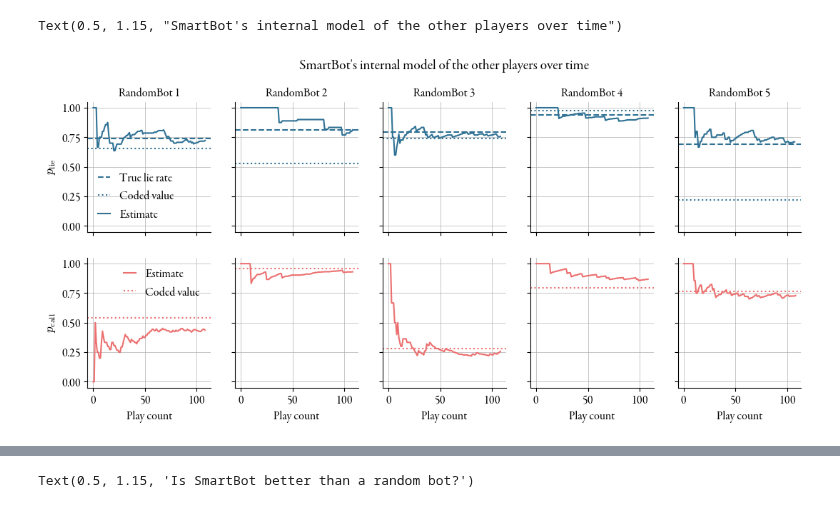
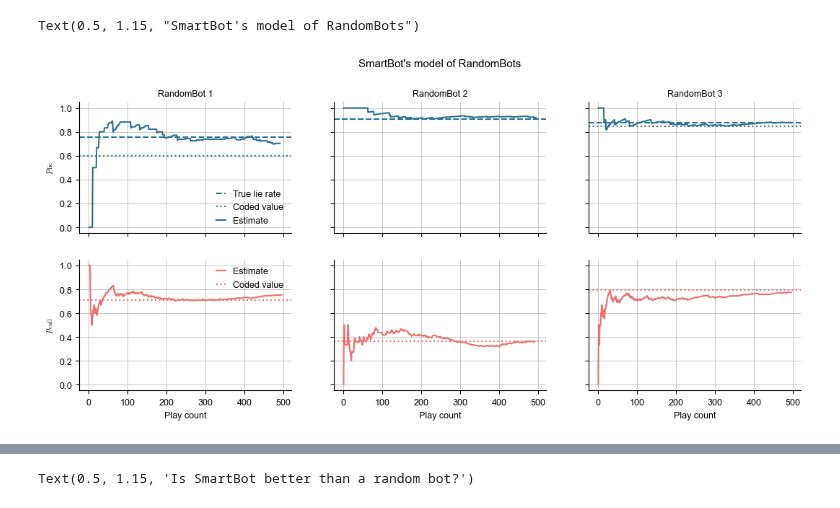
Before and after one commit to humanet-science/Cheat, a Jupyter notebook: experiments.ipynb, the cells around one changed output, grey strips where cells are left out. Cells and saved outputs as stored; diff of their text form; code cells hidden in the pictures.

```diff
--- a/experiments.ipynb
+++ b/experiments.ipynb
@@ -1,16 +1,24 @@
 # %%
 import copy
+import re
+import os
+import xarray as xr
 from cheat.game import CheatGame
 from cheat.bots import RandomBot, SmartBot, LLM_Player
+from cheat.player import get_player
+from cheat.card import RANK_ORDER, str_to_Card
 import numpy as np
 import asyncio
 import logging
 import tqdm
 import json
+import pickle
 from scipy.stats import binned_statistic_2d
 import matplotlib.pyplot as plt
+from matplotlib.ticker import MultipleLocator
 
 import pandas as pd
 
 from evaluate.styles import colors
-plt.style.use(['evaluate.styles.default_style', 'evaluate.styles.font_garamond', 'evaluate.styles.font_size_12'])
+from evaluate.utils import setup_game
+plt.style.use(['evaluate.styles.default_style', 'evaluate.styles.font_helvetica', 'evaluate.styles.font_size_9'])
@@ -54,33 +159,39 @@ game = setup_game(num_players=6)
+# %%
+game_one_smart = setup_game({"players": [
+    {"type": "SmartBot", "id": 0, "name": "SmartBot", "verbosity": 0.0},
+    {"type": "RandomBot", "id": 1, "name": "RandomBot_1", "p_lie": np.random.rand(), "p_call": np.random.rand(),"verbosity": 0.0},
+    {"type": "RandomBot", "id": 2, "name": "RandomBot_2", "p_lie": np.random.rand(), "p_call": np.random.rand(),"verbosity": 0.0},
+    {"type": "RandomBot", "id": 3, "name": "RandomBot_3", "p_lie": np.random.rand(), "p_call": np.random.rand(),"verbosity": 0.0},
+]}, out_dir="~/Cheat_game_data")
 # %%
-# Play 10 rounds
+# Play
 n_rounds = 10
 for i in tqdm.trange(n_rounds):
-    await game.play_round(sleep_pause=0)
-    # winner_properties.append((game.players[game.winner].p_call, game.players[game.winner].p_lie))
+    await game_one_smart.play_round(sleep_pause=0)
     if i < n_rounds-1:
-        game.new_round()
+        game_one_smart.new_round()
     else:
-        game.game_over = True
+        game_one_smart.game_over = True
 # %%
-fig, axs = plt.subplots(nrows=2, ncols=game.num_players-1, figsize=(10, 4), sharey=True, sharex=True)
+fig, axs = plt.subplots(nrows=2, ncols=game_one_smart.num_players-1, figsize=(10, 4), sharey=True, sharex=True)
 axs= axs.reshape(2, -1)
-for idx, p in enumerate(game.players):
-    if idx == 0:
+for idx, p in enumerate(game_one_smart.players):
+    if isinstance(p, SmartBot):
         continue
-    axs[0, idx-1].axhline(1-len([action for action in game.history if action.type == 'play' and action.player_id == p.id and all([action.data['declared_rank'] == c.rank for c in action.data['cards_played']])]) / len([action for action in game.history if action.type == 'play' and action.player_id == p.id]), ls='dashed', label='True lie rate'
+    axs[0, idx-1].axhline(1-len([action for action in game_one_smart.history if action.type == 'play' and action.player_id == p.id and all([action.data['declared_rank'] == c.rank for c in action.data['cards_played']])]) / len([action for action in game_one_smart.history if action.type == 'play' and action.player_id == p.id]), ls='dashed', label='True lie rate'
     )
     axs[0, idx-1].axhline(p.p_lie, ls='dotted', label='Coded value')
 
-    axs[0, idx-1].plot(game.players[0].other_player_repr_hist[idx]['p_lie_est'], label='Estimate')
-    axs[1, idx-1].plot(game.players[0].other_player_repr_hist[idx]['p_call_est'], c=colors['c_red'], label='Estimate')
+    axs[0, idx-1].plot(game_one_smart.players[0].other_player_repr_hist[idx]['p_lie_est'], label='Estimate')
+    axs[1, idx-1].plot(game_one_smart.players[0].other_player_repr_hist[idx]['p_call_est'], c=colors['c_red'], label='Estimate')
     axs[1, idx-1].axhline(p.p_call, ls='dotted', c=colors['c_red'], label='Coded value')
     axs[0, idx-1].set(title=f"RandomBot {idx}")
     axs[1, idx-1].set(xlabel='Play count')
 axs[0, 0].set(ylabel=r'$p_{\mathrm{lie}}$')
 axs[1, 0].set(ylabel=r'$p_\mathrm{call}$')
 axs[0, 0].legend()
 axs[1, 0].legend()
-fig.suptitle("SmartBot's internal model of the other players over time", y=1.15)
+fig.suptitle("SmartBot's model of RandomBots", y=1.15)
 # %% [output]
-Text(0.5, 1.15, "SmartBot's internal model of the other players over time")
+Text(0.5, 1.15, "SmartBot's model of RandomBots")
-[figure, old version]
+[figure, new version]
```
Also changed, not shown: parts of 42 cells of this notebook, 6 other files.
